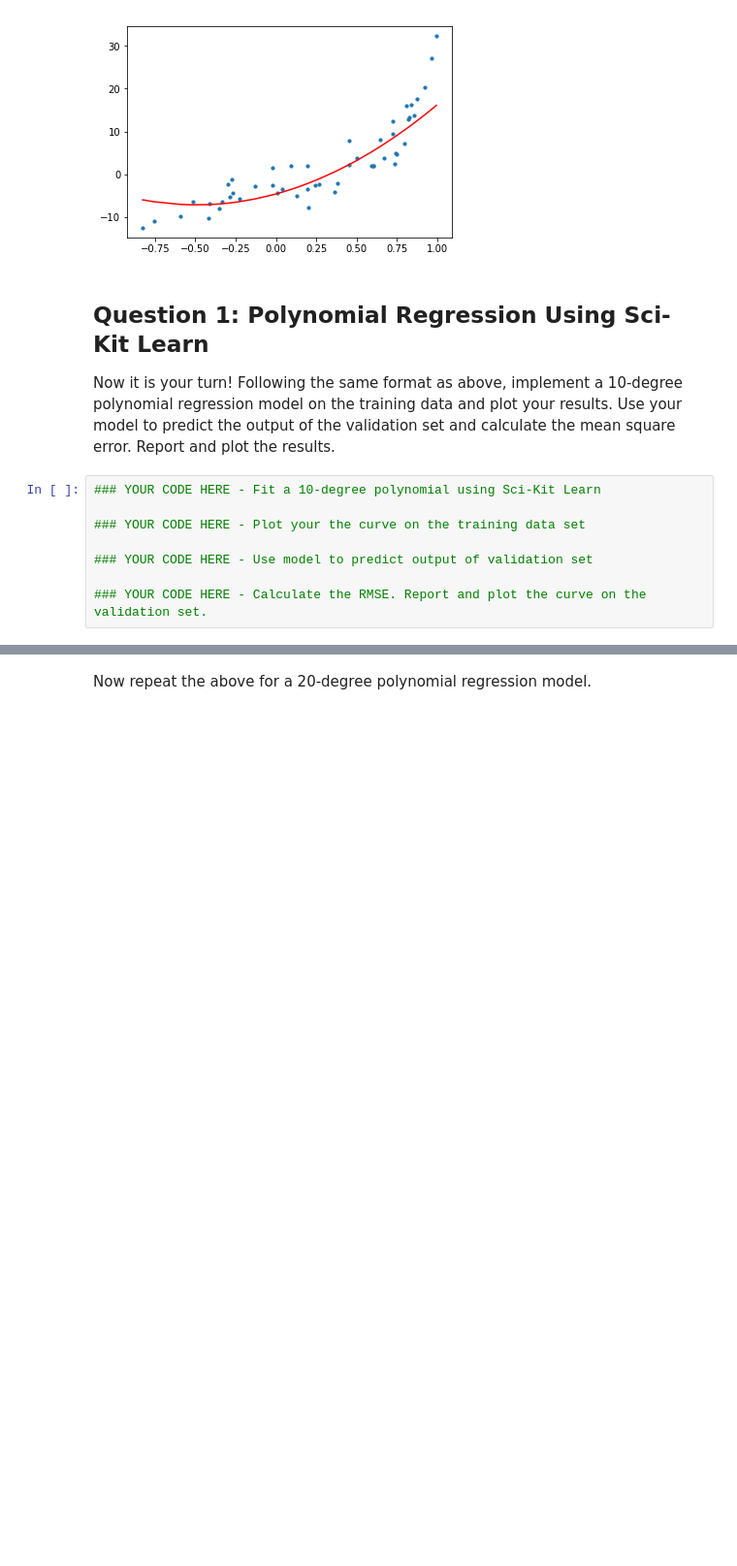
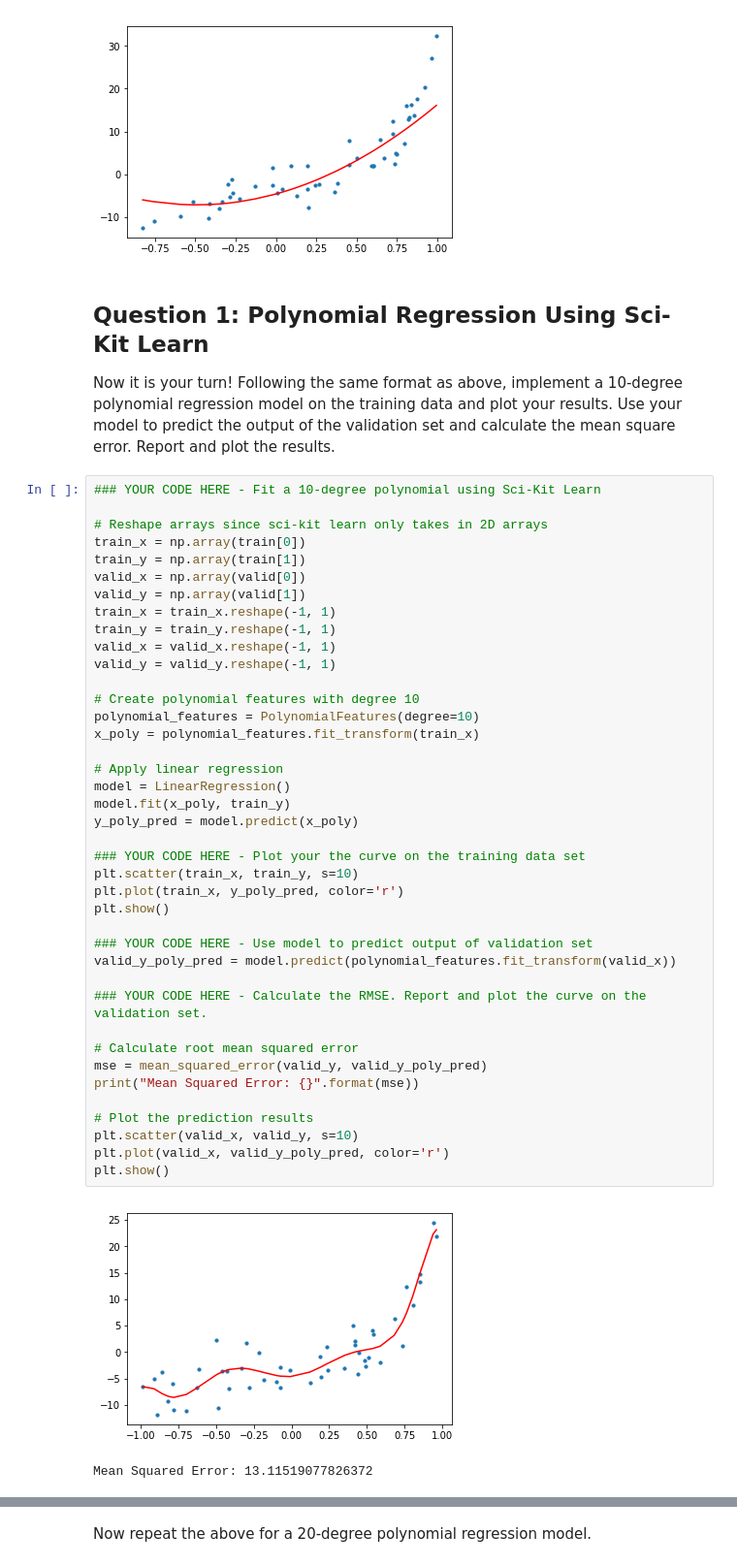
Before and after one commit to McGillAISociety/mais-bootcamp-w2019, a Jupyter notebook: Assignment2/Assignment 2.ipynb, the cells around one changed output, grey strips where cells are left out. Shown at 97% size. Cells and saved outputs as stored; diff of their text form; blank space fills up the shorter version.

```diff
--- a/Assignment2/Assignment 2.ipynb
+++ b/Assignment2/Assignment 2.ipynb
@@ -120,11 +120,46 @@ Mean Squared Error: 20.485214511024225
 ## Question 1: Polynomial Regression Using Sci-Kit Learn
 
 Now it is your turn! Following the same format as above, implement a 10-degree polynomial regression model on the training data and plot your results. Use your model to predict the output of the validation set and calculate the mean square error. Report and plot the results.
-# %%
-### YOUR CODE HERE - Fit a 10-degree polynomial using Sci-Kit Learn
-
-### YOUR CODE HERE - Plot your the curve on the training data set
-
-### YOUR CODE HERE - Use model to predict output of validation set
-
-### YOUR CODE HERE - Calculate the RMSE. Report and plot the curve on the validation set.
+# %%
+### YOUR CODE HERE - Fit a 10-degree polynomial using Sci-Kit Learn
+
+# Reshape arrays since sci-kit learn only takes in 2D arrays
+train_x = np.array(train[0])
+train_y = np.array(train[1])
+valid_x = np.array(valid[0])
+valid_y = np.array(valid[1])
+train_x = train_x.reshape(-1, 1)
+train_y = train_y.reshape(-1, 1)
+valid_x = valid_x.reshape(-1, 1)
+valid_y = valid_y.reshape(-1, 1)
+
+# Create polynomial features with degree 10
+polynomial_features = PolynomialFeatures(degree=10)
+x_poly = polynomial_features.fit_transform(train_x)
+
+# Apply linear regression
+model = LinearRegression()
+model.fit(x_poly, train_y)
+y_poly_pred = model.predict(x_poly)
+
+### YOUR CODE HERE - Plot your the curve on the training data set
+plt.scatter(train_x, train_y, s=10)
+plt.plot(train_x, y_poly_pred, color='r')
+plt.show()
+
+### YOUR CODE HERE - Use model to predict output of validation set
+valid_y_poly_pred = model.predict(polynomial_features.fit_transform(valid_x))
+
+### YOUR CODE HERE - Calculate the RMSE. Report and plot the curve on the validation set.
+
+# Calculate root mean squared error
+mse = mean_squared_error(valid_y, valid_y_poly_pred)
+print("Mean Squared Error: {}".format(mse))
+
+# Plot the prediction results
+plt.scatter(valid_x, valid_y, s=10)
+plt.plot(valid_x, valid_y_poly_pred, color='r')
+plt.show()
+# %% [output]
+[figure, added]
+Mean Squared Error: 13.11519077826372
```
Also changed, not shown: parts of 11 cells of this notebook, 1 other file.
